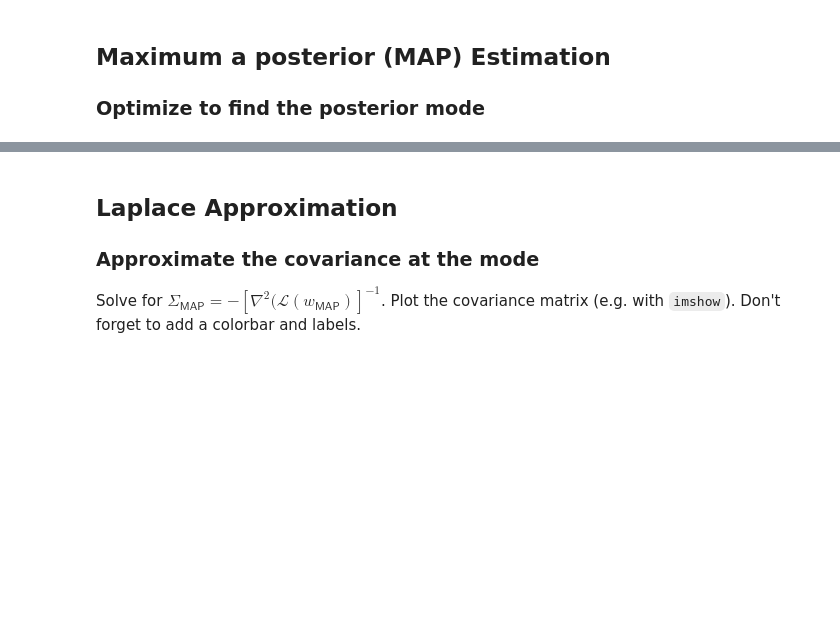
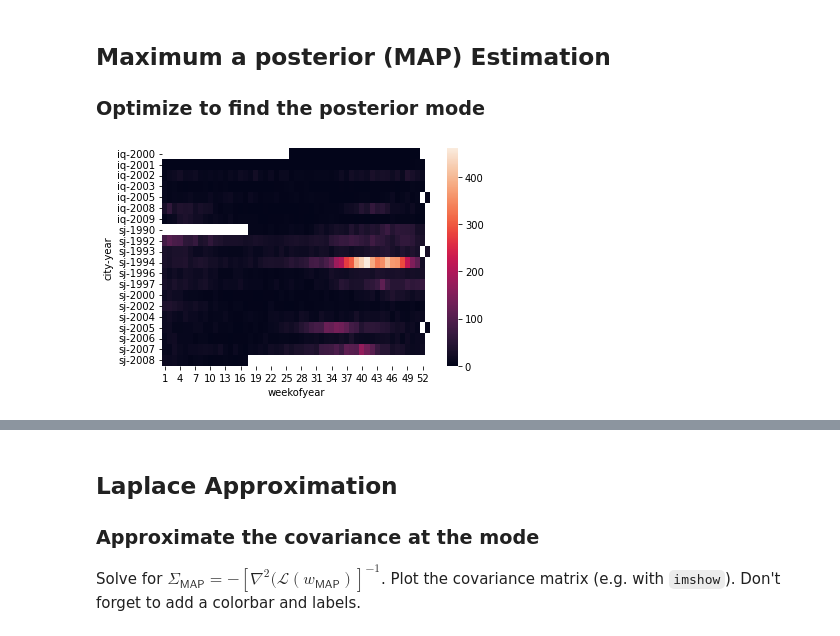
Before and after one commit to jilanglois-su/cobs10-dengai, a Jupyter notebook: notebooks/jjl-poisson-glm.ipynb, the cells around one changed output, grey strips where cells are left out. Drawn from its saved outputs; the diff is of its cells as text; code cells hidden in the pictures; blank space fills up the shorter version.

```diff
--- a/notebooks/jjl-poisson-glm.ipynb
+++ b/notebooks/jjl-poisson-glm.ipynb
@@ -64 +61,8 @@ os.chdir('../')
+# %%
+dda = DengueDataApi()
+x_train, x_validate, y_train, y_validate = dda.split_data()
+
+axs0 = sns.heatmap(y_train.unstack('weekofyear'))
+# %% [output]
+[figure, added]
 # %%
```
Also changed, not shown: parts of 9 cells of this notebook.
